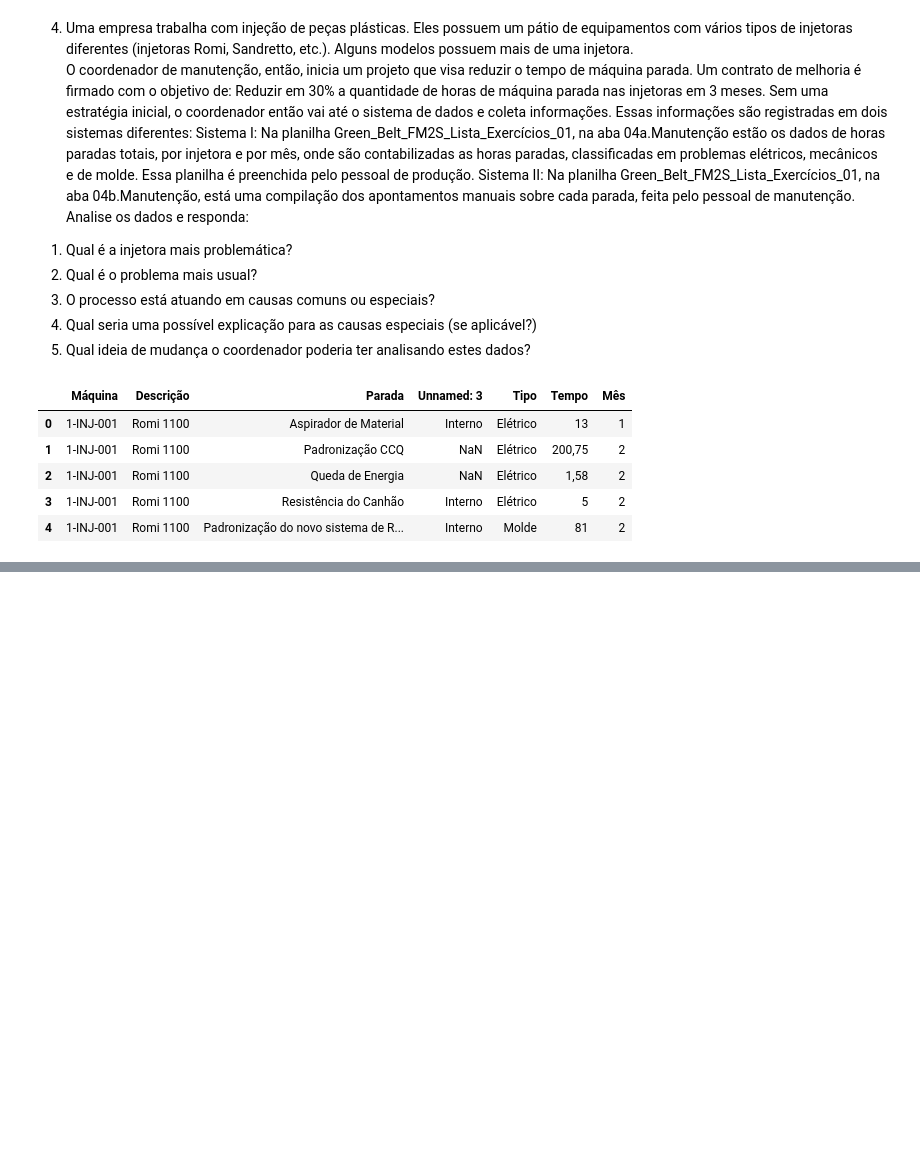
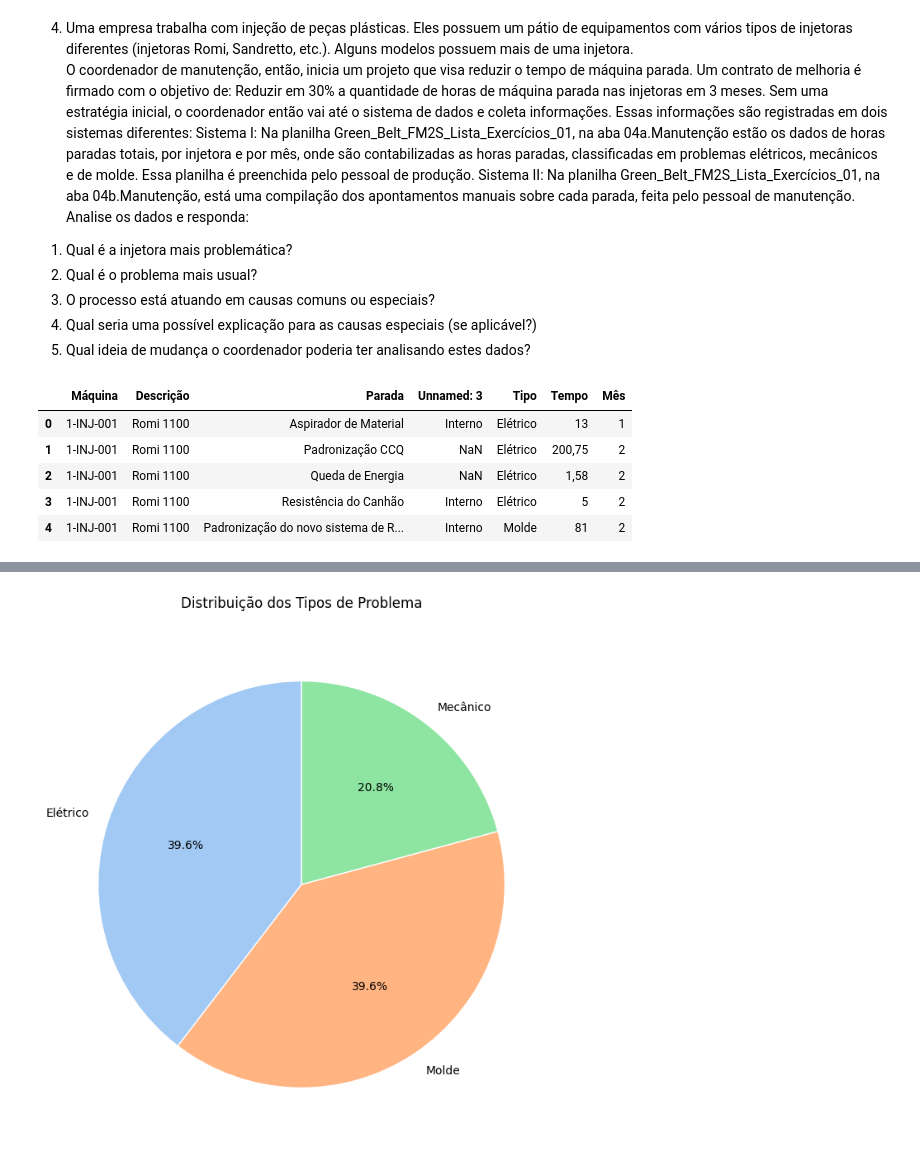
Before and after one commit to moises-rb/Analise_Dados, a Jupyter notebook: Green_Belt/2-Measure/Exercicios/Lista_1/04-manutencao.ipynb, the cells around one changed output, grey strips where cells are left out. Cells and saved outputs as stored; diff of their text form; code cells hidden in the pictures; blank space fills up the shorter version.

```diff
--- a/Green_Belt/2-Measure/Exercicios/Lista_1/04-manutencao.ipynb
+++ b/Green_Belt/2-Measure/Exercicios/Lista_1/04-manutencao.ipynb
@@ -37,0 +75,14 @@ df.head()
+# %%
+problema_dist = df['Tipo'].value_counts()
+
+plt.figure(figsize=(8, 8))
+plt.pie(problema_dist,
+        labels=problema_dist.index,
+        autopct='%1.1f%%',
+        startangle=90,
+        colors=sns.color_palette('pastel'),
+        wedgeprops={'linewidth': 1, 'edgecolor': 'white'})
+plt.title('Distribuição dos Tipos de Problema', pad=20)
+plt.show()
+# %% [output]
+[figure, added]
```
Also changed, not shown: parts of 6 cells of this notebook, 14 other files.
